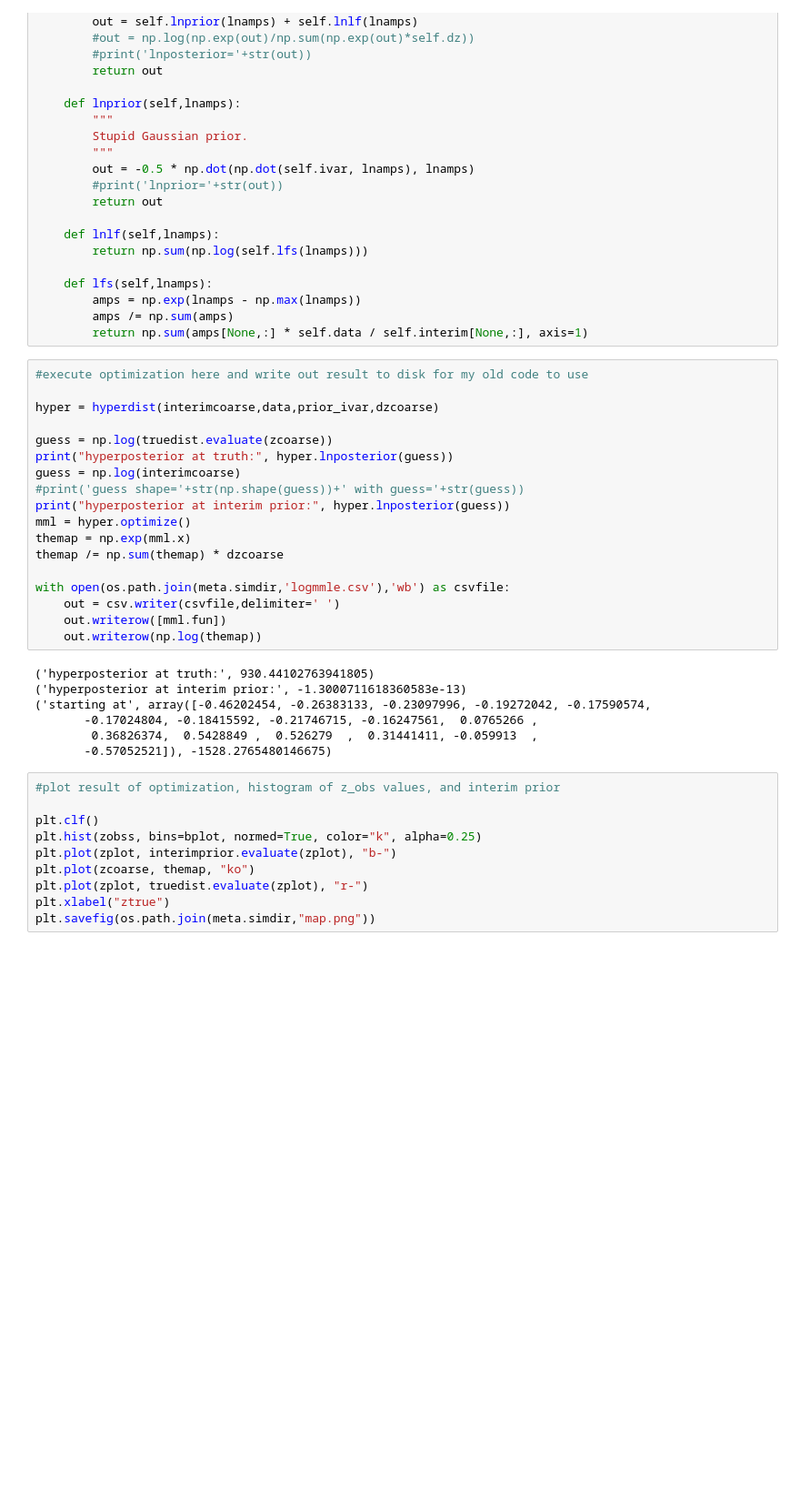
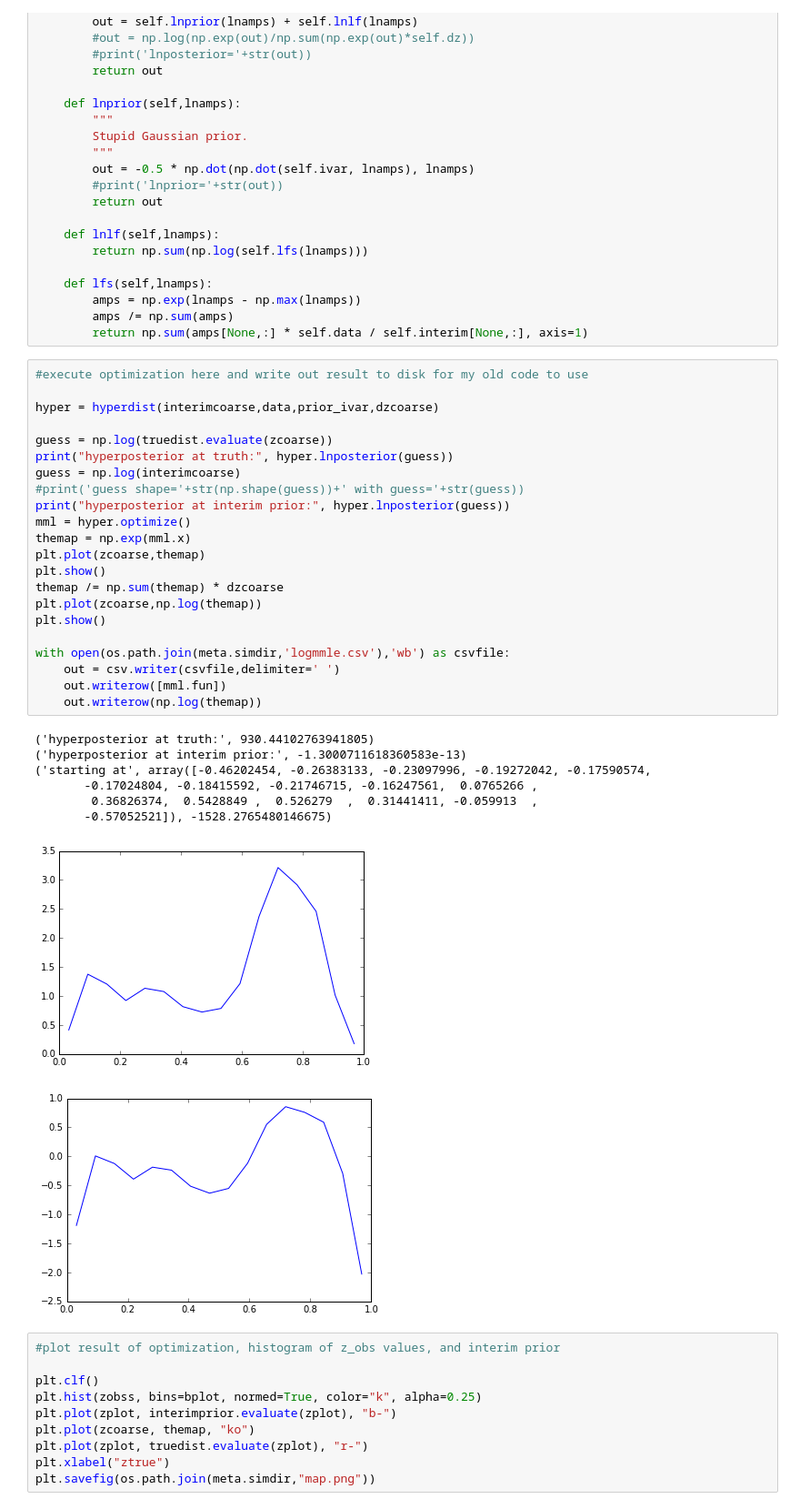
Before and after one commit to aimalz/prob-z, a Jupyter notebook: nz/code/sim/FromHogg.ipynb, the cells around one changed output. Shown: that part at 91% size. Cells and saved outputs as stored; diff of their text form; blank space fills up the shorter version.

```diff
--- a/nz/code/sim/FromHogg.ipynb
+++ b/nz/code/sim/FromHogg.ipynb
@@ -463,28 +467,34 @@ class hyperdist(object):
 # %%
 #execute optimization here and write out result to disk for my old code to use
 
 hyper = hyperdist(interimcoarse,data,prior_ivar,dzcoarse)
 
 guess = np.log(truedist.evaluate(zcoarse))
 print("hyperposterior at truth:", hyper.lnposterior(guess))
 guess = np.log(interimcoarse)
 #print('guess shape='+str(np.shape(guess))+' with guess='+str(guess))
 print("hyperposterior at interim prior:", hyper.lnposterior(guess))
 mml = hyper.optimize()
 themap = np.exp(mml.x)
+plt.plot(zcoarse,themap)
+plt.show()
 themap /= np.sum(themap) * dzcoarse
+plt.plot(zcoarse,np.log(themap))
+plt.show()
 
 with open(os.path.join(meta.simdir,'logmmle.csv'),'wb') as csvfile:
     out = csv.writer(csvfile,delimiter=' ')
     out.writerow([mml.fun])
     out.writerow(np.log(themap))
 # %% [output]
 ('hyperposterior at truth:', 930.44102763941805)
 ('hyperposterior at interim prior:', -1.3000711618360583e-13)
 ('starting at', array([-0.46202454, -0.26383133, -0.23097996, -0.19272042, -0.17590574,
        -0.17024804, -0.18415592, -0.21746715, -0.16247561,  0.0765266 ,
         0.36826374,  0.5428849 ,  0.526279  ,  0.31441411, -0.059913  ,
        -0.57052521]), -1528.2765480146675)
+[figure, added]
+[figure, added]
 # %%
 #plot result of optimization, histogram of z_obs values, and interim prior
 
```
Also changed, not shown: parts of 7 cells of this notebook.
